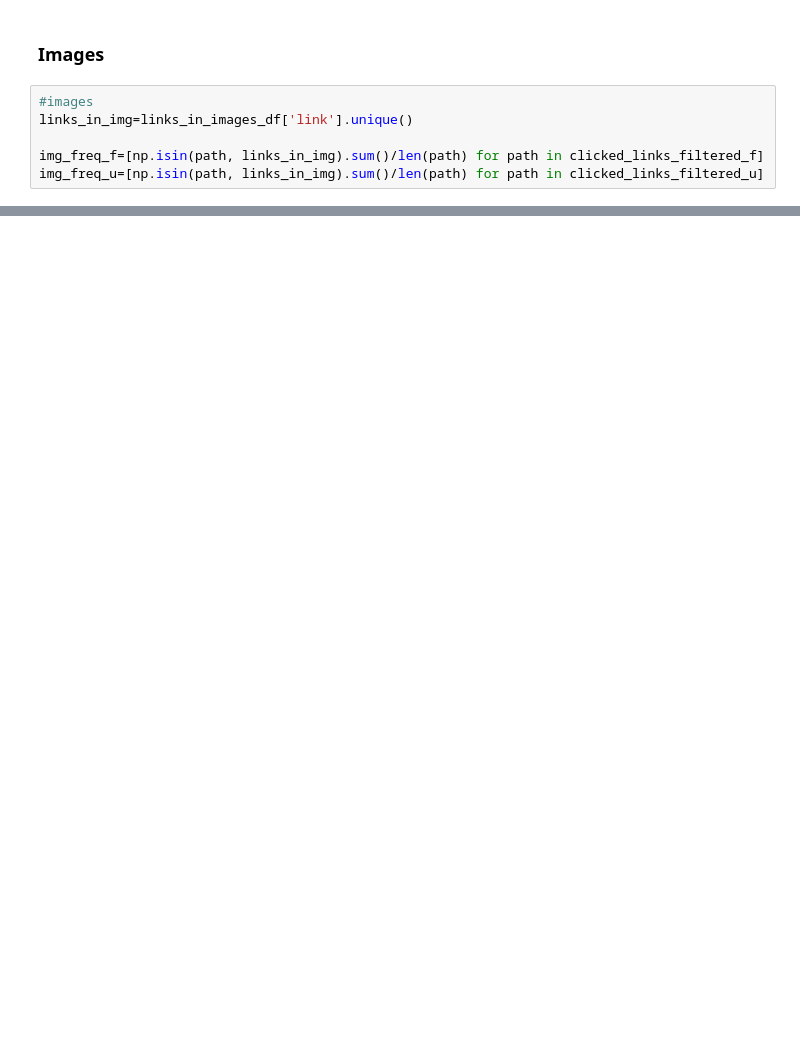
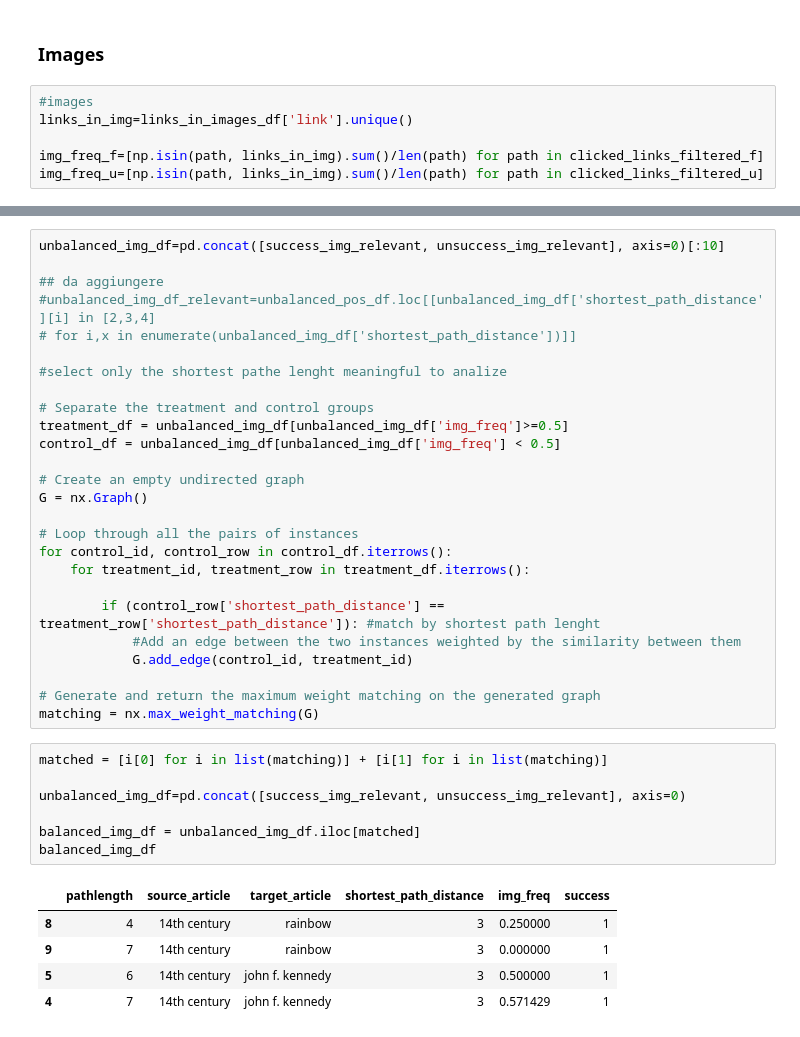
Before and after one commit to epfl-ada/ada-2022-project-theadalyzers, a Jupyter notebook: P2.ipynb, the cells around one changed output, grey strips where cells are left out. Cells and saved outputs as stored; diff of their text form; blank space fills up the shorter version.

```diff
--- a/P2.ipynb
+++ b/P2.ipynb
@@ -1307,0 +1322,39 @@ unsuccess_img=pd.concat([source_target_u, pd.Series(img_freq_u, name='img_freq')
+# %%
+unbalanced_img_df=pd.concat([success_img_relevant, unsuccess_img_relevant], axis=0)[:10]
+
+## da aggiungere
+#unbalanced_img_df_relevant=unbalanced_pos_df.loc[[unbalanced_img_df['shortest_path_distance'][i] in [2,3,4]
+# for i,x in enumerate(unbalanced_img_df['shortest_path_distance'])]]
+
+#select only the shortest pathe lenght meaningful to analize
+
+# Separate the treatment and control groups
+treatment_df = unbalanced_img_df[unbalanced_img_df['img_freq']>=0.5]
+control_df = unbalanced_img_df[unbalanced_img_df['img_freq'] < 0.5]
+
+# Create an empty undirected graph
+G = nx.Graph()
+
+# Loop through all the pairs of instances
+for control_id, control_row in control_df.iterrows():
+    for treatment_id, treatment_row in treatment_df.iterrows():
+
+        if (control_row['shortest_path_distance'] == treatment_row['shortest_path_distance']): #match by shortest path lenght
+            #Add an edge between the two instances weighted by the similarity between them
+            G.add_edge(control_id, treatment_id)
+
+# Generate and return the maximum weight matching on the generated graph
+matching = nx.max_weight_matching(G)
+# %%
+matched = [i[0] for i in list(matching)] + [i[1] for i in list(matching)]
+
+unbalanced_img_df=pd.concat([success_img_relevant, unsuccess_img_relevant], axis=0)
+
+balanced_img_df = unbalanced_img_df.iloc[matched]
+balanced_img_df
+# %% [output]
+|  | pathlength | source_article | target_article | shortest_path_distance | img_freq | success |
+| 8 | 4 | 14th century | rainbow | 3 | 0.250000 | 1 |
+| 9 | 7 | 14th century | rainbow | 3 | 0.000000 | 1 |
+| 5 | 6 | 14th century | john f. kennedy | 3 | 0.500000 | 1 |
+| 4 | 7 | 14th century | john f. kennedy | 3 | 0.571429 | 1 |
```
Also changed, not shown: parts of 45 cells of this notebook.
